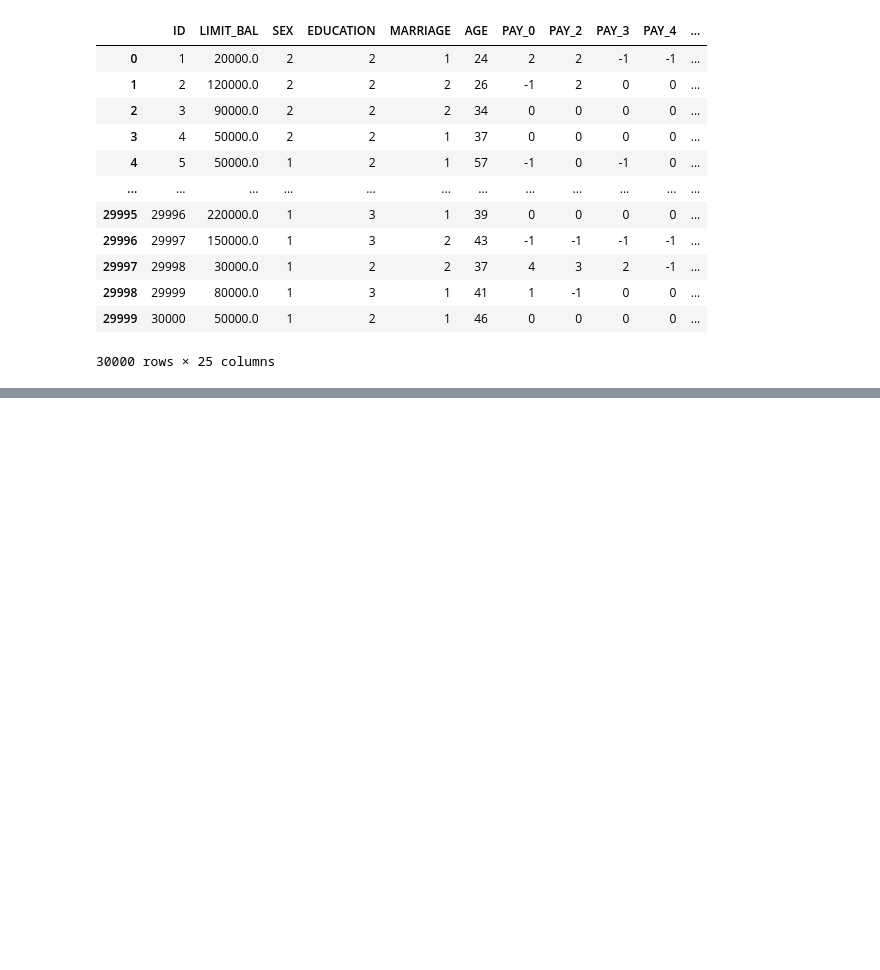
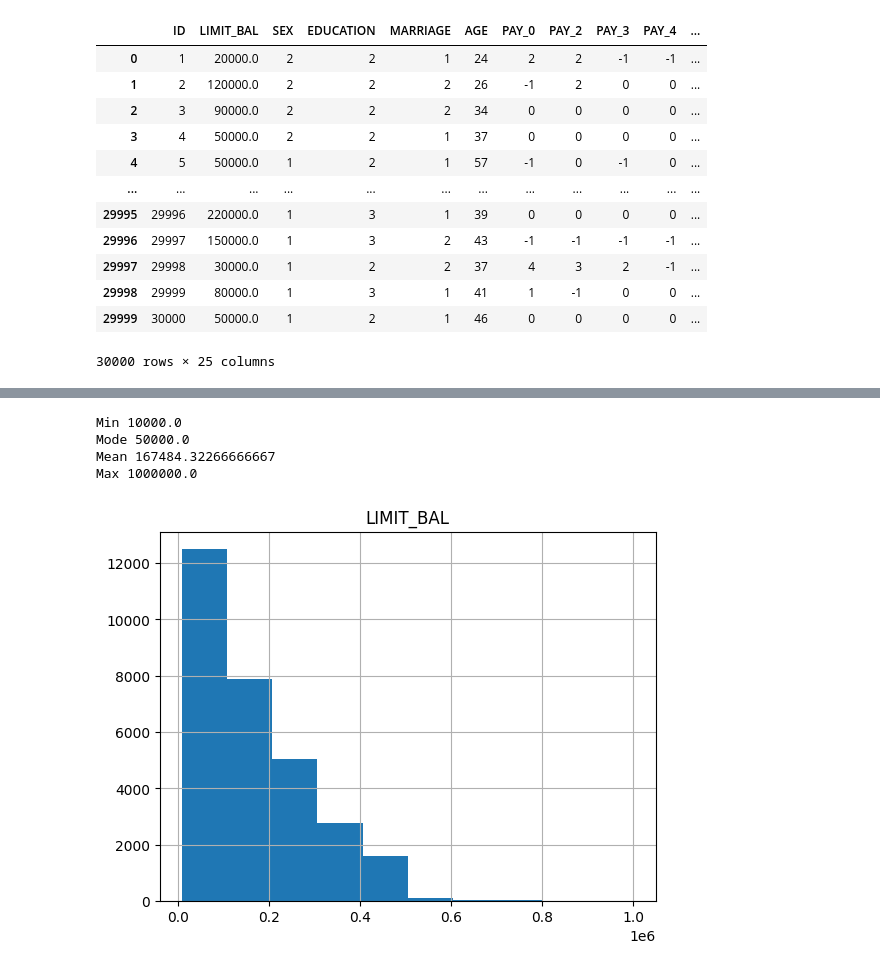
Before and after one commit to actlyong/DataScience, a Jupyter notebook: credit_scoring_model/credit_scoring_model.ipynb, the cells around one changed output, grey strips where cells are left out. Cells and saved outputs as stored; diff of their text form; code cells hidden in the pictures; blank space fills up the shorter version.

```diff
--- a/credit_scoring_model/credit_scoring_model.ipynb
+++ b/credit_scoring_model/credit_scoring_model.ipynb
@@ -54,0 +109,13 @@ np.float64(173.20508075688772)
+# %%
+import matplotlib
+df.hist(column='LIMIT_BAL',bins=10) #Limit Balance is in range [$10,000.0, $1'000,000.0)
+print(f"Min {df['LIMIT_BAL'].min()}")# Min
+print(f"Mode { df['LIMIT_BAL'].mode()[0]}")
+print(f"Mean { df['LIMIT_BAL'].mean() }")# Mean
+print(f"Max {df['LIMIT_BAL'].max()}")# Max
+# %% [output]
+Min 10000.0
+Mode 50000.0
+Mean 167484.32266666667
+Max 1000000.0
+[figure, added]
```
Also changed, not shown: parts of 12 cells of this notebook, 4 other files.
